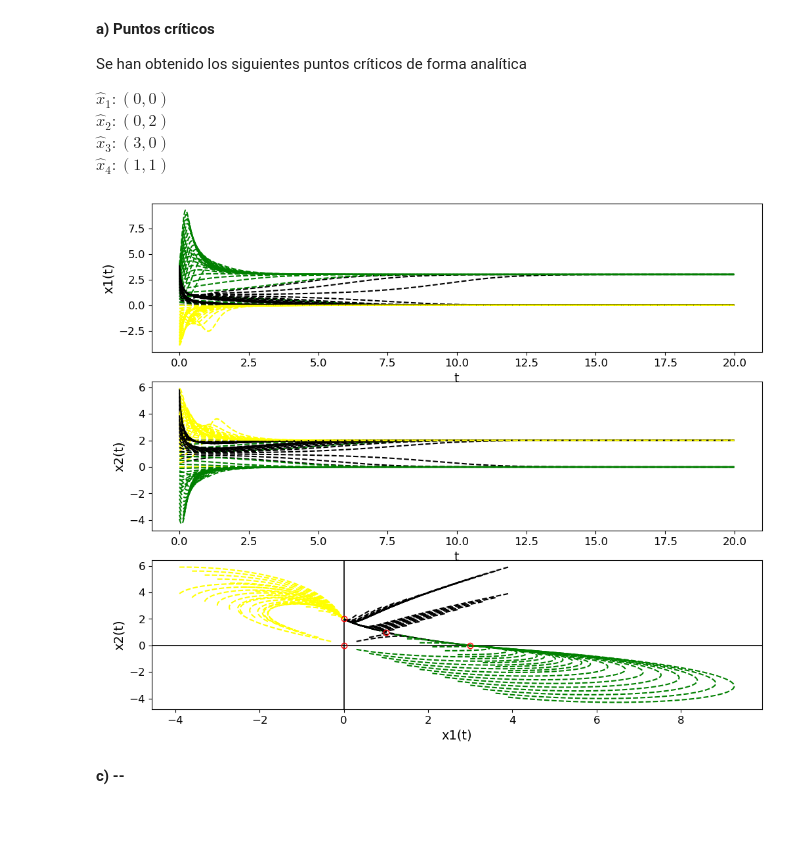
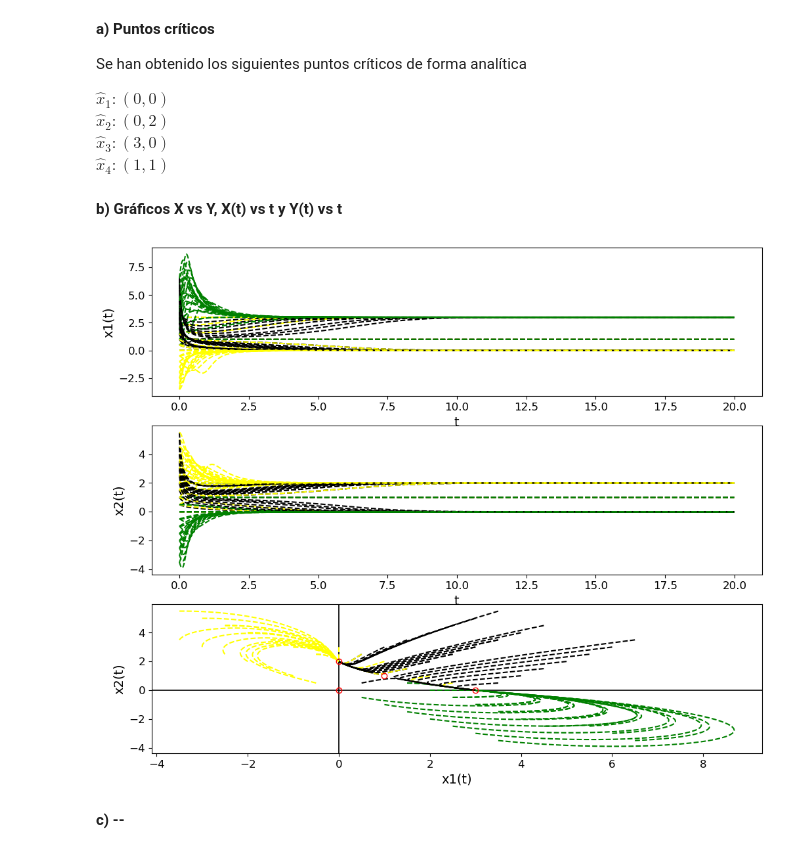
Before and after one commit to francobarrionuevoenv21/MAIE_devs_pub, a Jupyter notebook: MetodosNumericos/TP4_xxxx/TP4_solutions.ipynb, the cells around one changed output. Drawn from its saved outputs; the diff is of its cells as text; code cells hidden in the pictures; blank space fills up the shorter version.

```diff
--- a/MetodosNumericos/TP4_xxxx/TP4_solutions.ipynb
+++ b/MetodosNumericos/TP4_xxxx/TP4_solutions.ipynb
@@ -67,3 +68,5 @@ list_cp = [(0, 0),
+# %% [markdown]
+**b) Gráficos X vs Y, X(t) vs t y Y(t) vs t**
 # %%
 # Define funtions f(x1, x2) & g(x1, x2)
 def f_edo(t, x1, x2):
@@ -84,8 +87,8 @@ fig, ax = plt.subplots(3, 1, figsize=(12, 10))
 ax[2].axhline(0, color='black', linewidth=1.2)
 ax[2].axvline(0, color='black', linewidth=1.2)
 
-for delta in np.arange(0, 4, 0.3):
-    for lcp in list_cp:
+for delta in np.arange(0, 4, 0.5):
+    for lcp in list_cp_all:
 
         t, x1, x2 = euler_solver_2d(f_edo, g_edo,
                                     T0, TF,
@@ -106,34 +109,34 @@ for delta in np.arange(0, 4, 0.3):
         ax[1].plot(t, x2, '--', color = 'green')
 
         t, x1, x2 = euler_solver_2d(f_edo, g_edo,
                                     T0, TF,
                                     lcp[0]-delta, lcp[1]+delta,
                                     H)
 
         ax[2].plot(x1, x2, '--', color = 'yellow')
         ax[0].plot(t, x1, '--', color = 'yellow')
         ax[1].plot(t, x2, '--', color = 'yellow')
 
 for cp in list_cp_all:
     ax[2].plot(cp[0], cp[1], marker='o', mfc='none', mec='red')
 
 
 ax[0].set_ylabel(r'x1(t)', fontsize = 14)
 ax[0].tick_params(axis='y', labelsize=12)
 ax[0].set_xlabel(r't', fontsize = 14)
 ax[0].tick_params(axis='x', labelsize=12)
 
 ax[1].set_ylabel(r'x2(t)', fontsize = 14)
 ax[1].tick_params(axis='y', labelsize=12)
 ax[1].set_xlabel(r't', fontsize = 14)
 ax[1].tick_params(axis='x', labelsize=12)
 
 ax[2].set_ylabel(r'x2(t)', fontsize = 14)
 ax[2].tick_params(axis='y', labelsize=12)
 ax[2].set_xlabel(r'x1(t)', fontsize = 14)
 ax[2].tick_params(axis='x', labelsize=12)
 # %% [output]
-[figure, old version]
+[figure, new version]
 # %% [markdown]
 **c) --**
 # %% [markdown]
```
Also changed, not shown: parts of 19 cells of this notebook, 1 other file.
